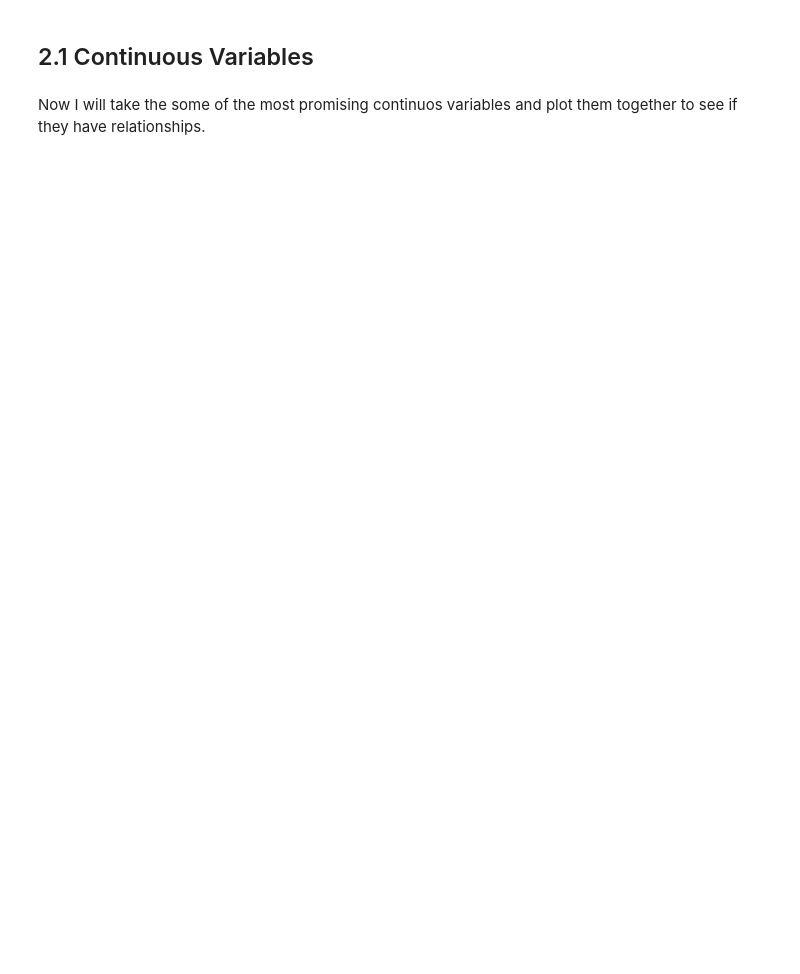
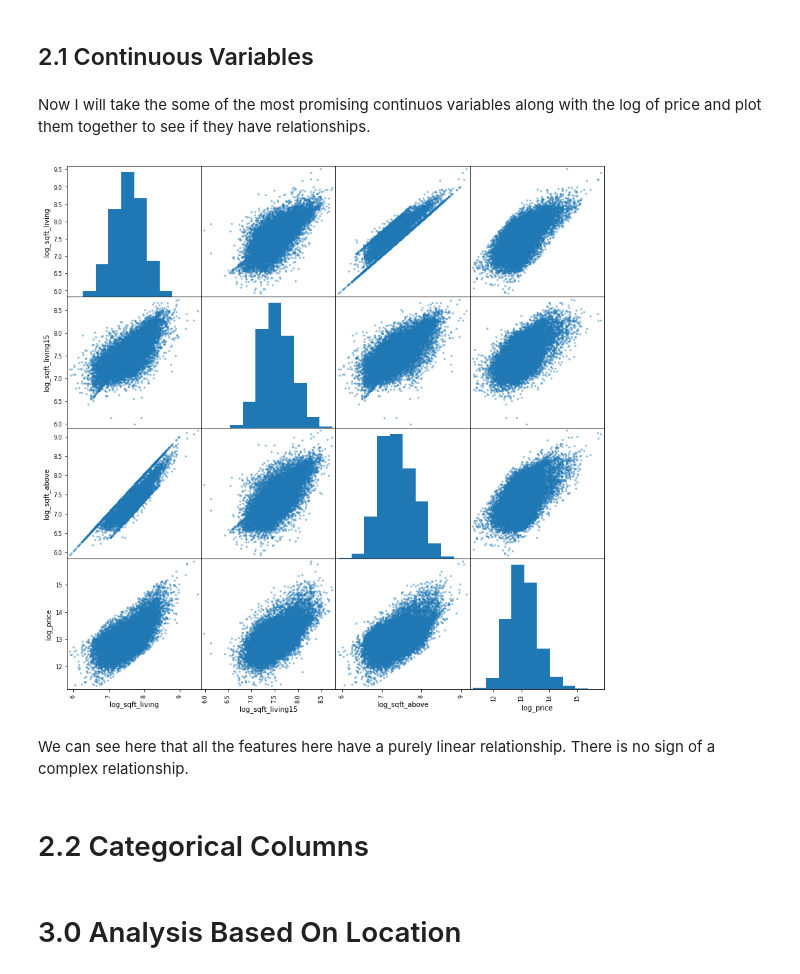
Before and after one commit to georgewillben/King_County_House_Prices, a Jupyter notebook: Exploratory Data Analysis.ipynb, the cells around one changed output. Cells and saved outputs as stored; diff of their text form; code cells hidden in the pictures; blank space fills up the shorter version.

```diff
--- a/Exploratory Data Analysis.ipynb
+++ b/Exploratory Data Analysis.ipynb
@@ -105,7 +106,19 @@ plt.show()
 # %% [markdown]
 ## 2.1 Continuous Variables
 # %% [markdown]
-Now I will take the some of the most promising continuos variables and plot them together to see if they have relationships.
+Now I will take the some of the most promising continuos variables along with the log of price and plot them together to see if they have relationships.
 # %%
 # select some continuous columns highly correlated with price
-promising_cols_1 = ["log_sqft_living", "log_sqft_living15"]
+promising_cols_1 = ["log_sqft_living", "log_sqft_living15", "log_sqft_above", "log_price"]
+# %%
+# create a scatter matrix
+pd.plotting.scatter_matrix(df[promising_cols_1], figsize=(14, 14))
+plt.show()
+# %% [output]
+[figure, added]
+# %% [markdown]
+We can see here that all the features here have a purely linear relationship. There is no sign of a complex relationship.
+# %% [markdown]
+# 2.2 Categorical Columns
+# %% [markdown]
+# 3.0 Analysis Based On Location
```
Also changed, not shown: parts of 10 cells of this notebook.
